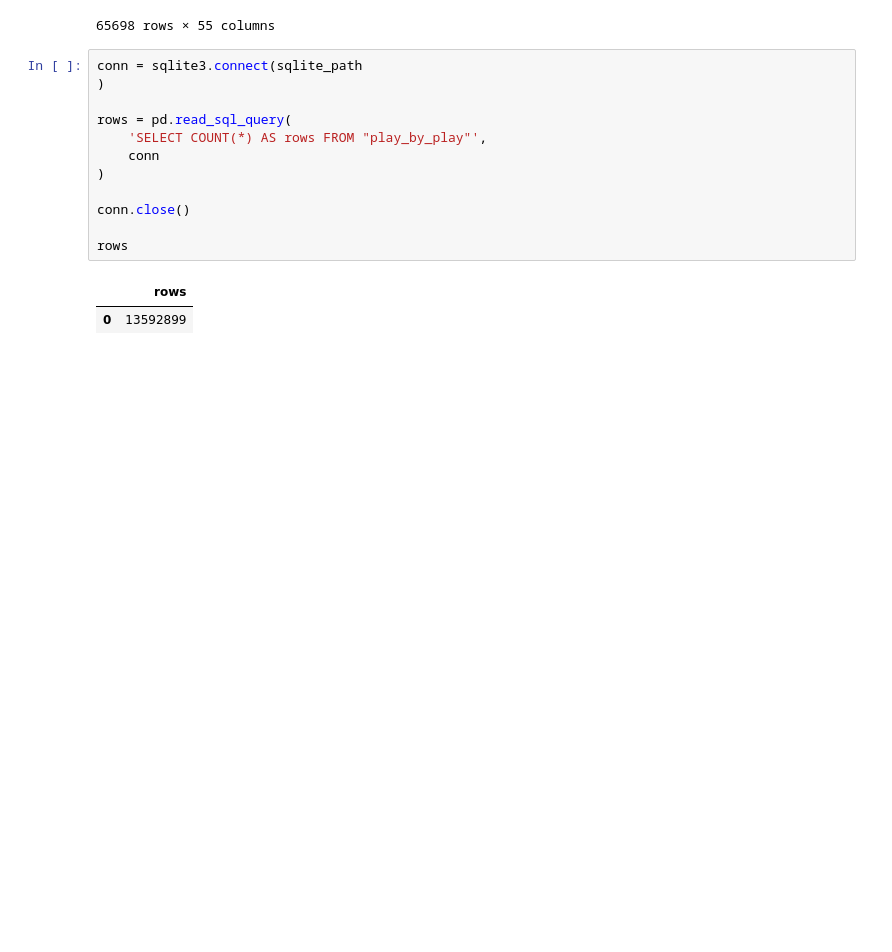
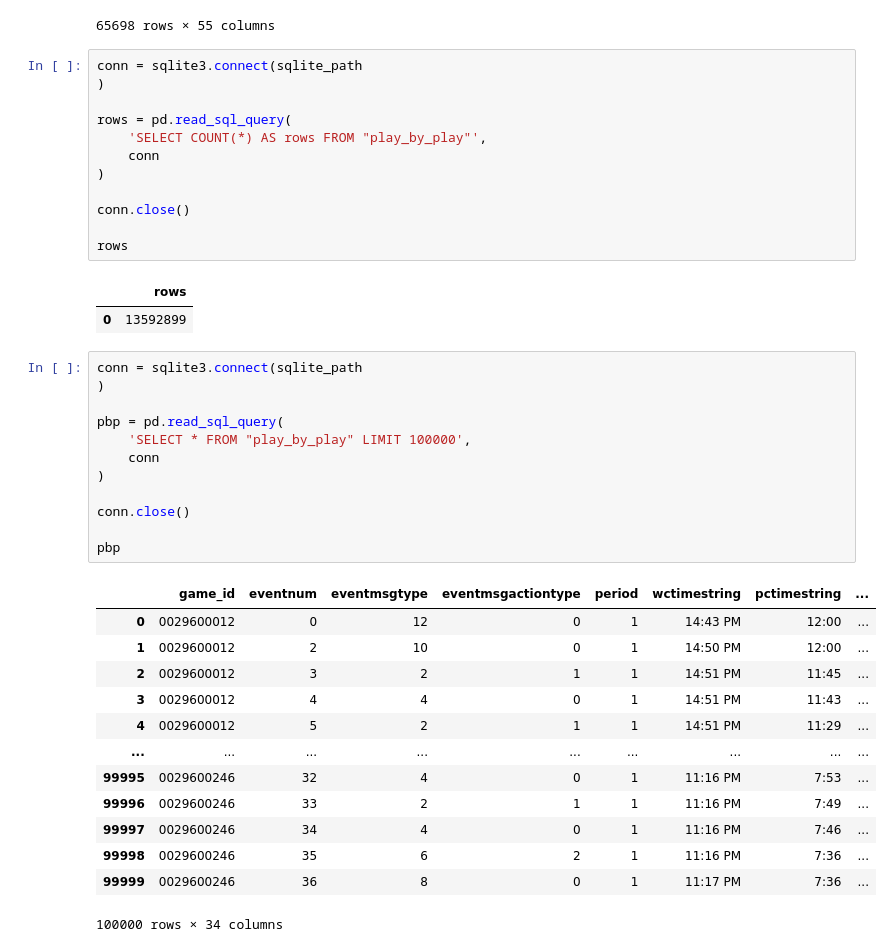
Before and after one commit to AIPAVL0V/python-basketball-project, a Jupyter notebook: notebooks/exploratory_analysis.ipynb, the cells around one changed output. Drawn from its saved outputs; the diff is of its cells as text; blank space fills up the shorter version.

Commit message:
Collected data of players and events

```diff
--- a/notebooks/exploratory_analysis.ipynb
+++ b/notebooks/exploratory_analysis.ipynb
@@ -135,3 +135,29 @@ rows
 # %% [output]
 |  | rows |
 | 0 | 13592899 |
+# %%
+conn = sqlite3.connect(sqlite_path
+)
+
+pbp = pd.read_sql_query(
+    'SELECT * FROM "play_by_play" LIMIT 100000',
+    conn
+)
+
+conn.close()
+
+pbp
+# %% [output]
+|  | game_id | eventnum | eventmsgtype | eventmsgactiontype | period | wctimestring | pctimestring | ... |
+| 0 | 0029600012 | 0 | 12 | 0 | 1 | 14:43 PM | 12:00 | ... |
+| 1 | 0029600012 | 2 | 10 | 0 | 1 | 14:50 PM | 12:00 | ... |
+| 2 | 0029600012 | 3 | 2 | 1 | 1 | 14:51 PM | 11:45 | ... |
+| 3 | 0029600012 | 4 | 4 | 0 | 1 | 14:51 PM | 11:43 | ... |
+| 4 | 0029600012 | 5 | 2 | 1 | 1 | 14:51 PM | 11:29 | ... |
+| ... | ... | ... | ... | ... | ... | ... | ... | ... |
+| 99995 | 0029600246 | 32 | 4 | 0 | 1 | 11:16 PM | 7:53 | ... |
+| 99996 | 0029600246 | 33 | 2 | 1 | 1 | 11:16 PM | 7:49 | ... |
+| 99997 | 0029600246 | 34 | 4 | 0 | 1 | 11:16 PM | 7:46 | ... |
+| 99998 | 0029600246 | 35 | 6 | 2 | 1 | 11:16 PM | 7:36 | ... |
+| 99999 | 0029600246 | 36 | 8 | 0 | 1 | 11:17 PM | 7:36 | ... |
+100000 rows × 34 columns
```
Also changed, not shown: parts of 2 cells of this notebook, 1 other file.
